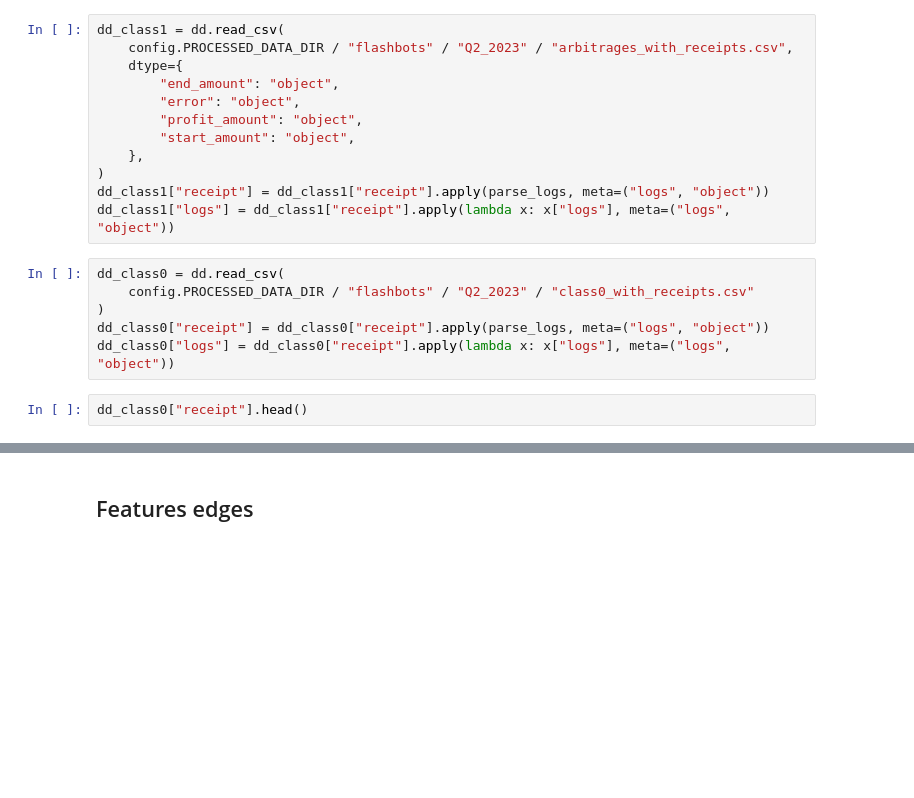
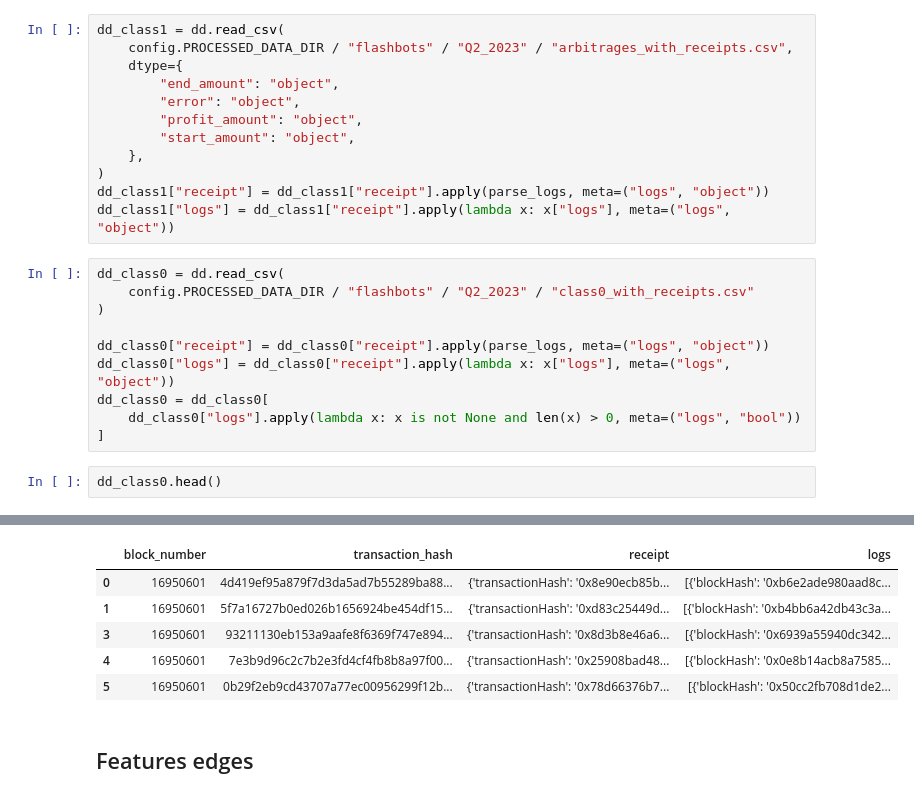
Before and after one commit to liamti5/Graph-Inverse-Reinforcement-Learning-for-MEV-Detection-on-Ethereum, a Jupyter notebook: notebooks/1.01-features-receipts.ipynb, the cells around one changed output, grey strips where cells are left out. Saved outputs shown, nothing was run; the diff lists cells and outputs as text; blank space fills up the shorter version.

```diff
--- a/notebooks/1.01-features-receipts.ipynb
+++ b/notebooks/1.01-features-receipts.ipynb
@@ -42,8 +42,12 @@ dd_class1["logs"] = dd_class1["receipt"].apply(lambda x: x["logs"], meta=("logs"
 dd_class0 = dd.read_csv(
     config.PROCESSED_DATA_DIR / "flashbots" / "Q2_2023" / "class0_with_receipts.csv"
 )
+
 dd_class0["receipt"] = dd_class0["receipt"].apply(parse_logs, meta=("logs", "object"))
 dd_class0["logs"] = dd_class0["receipt"].apply(lambda x: x["logs"], meta=("logs", "object"))
+dd_class0 = dd_class0[
+    dd_class0["logs"].apply(lambda x: x is not None and len(x) > 0, meta=("logs", "bool"))
+]
 # %%
-dd_class0["receipt"].head()
+dd_class0.head()
 # %% [output]
@@ -56,3 +54,9 @@ Name: receipt, dtype: object
+|  | block_number | transaction_hash | receipt | logs |
+| 0 | 16950601 | 4d419ef95a879f7d3da5ad7b55289ba88... | {'transactionHash': '0x8e90ecb85b... | [{'blockHash': '0xb6e2ade980aad8c... |
+| 1 | 16950601 | 5f7a16727b0ed026b1656924be454df15... | {'transactionHash': '0xd83c25449d... | [{'blockHash': '0xb4bb6a42db43c3a... |
+| 3 | 16950601 | 93211130eb153a9aafe8f6369f747e894... | {'transactionHash': '0x8d3b8e46a6... | [{'blockHash': '0x6939a55940dc342... |
+| 4 | 16950601 | 7e3b9d96c2c7b2e3fd4cf4fb8b8a97f00... | {'transactionHash': '0x25908bad48... | [{'blockHash': '0x0e8b14acb8a7585... |
+| 5 | 16950601 | 0b29f2eb9cd43707a77ec00956299f12b... | {'transactionHash': '0x78d66376b7... | [{'blockHash': '0x50cc2fb708d1de2... |
 # %% [markdown]
 ## Features edges
 # %%
```
Also changed, not shown: parts of 9 cells of this notebook.
